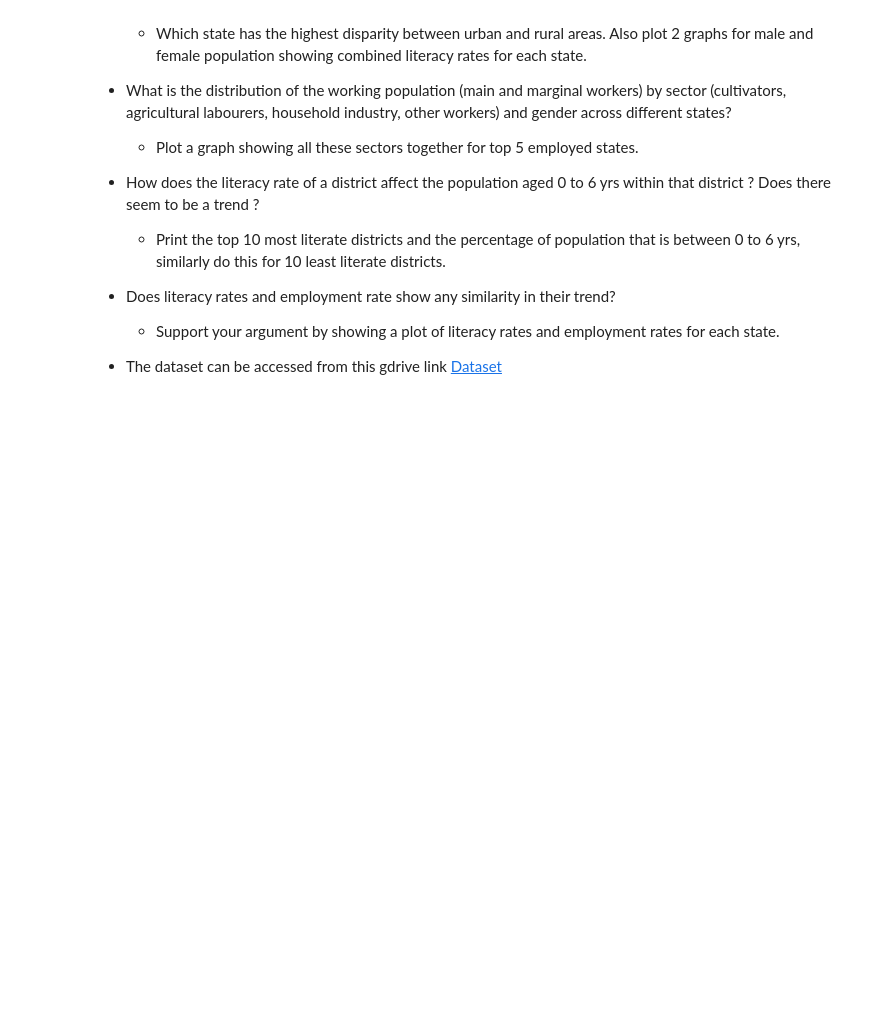
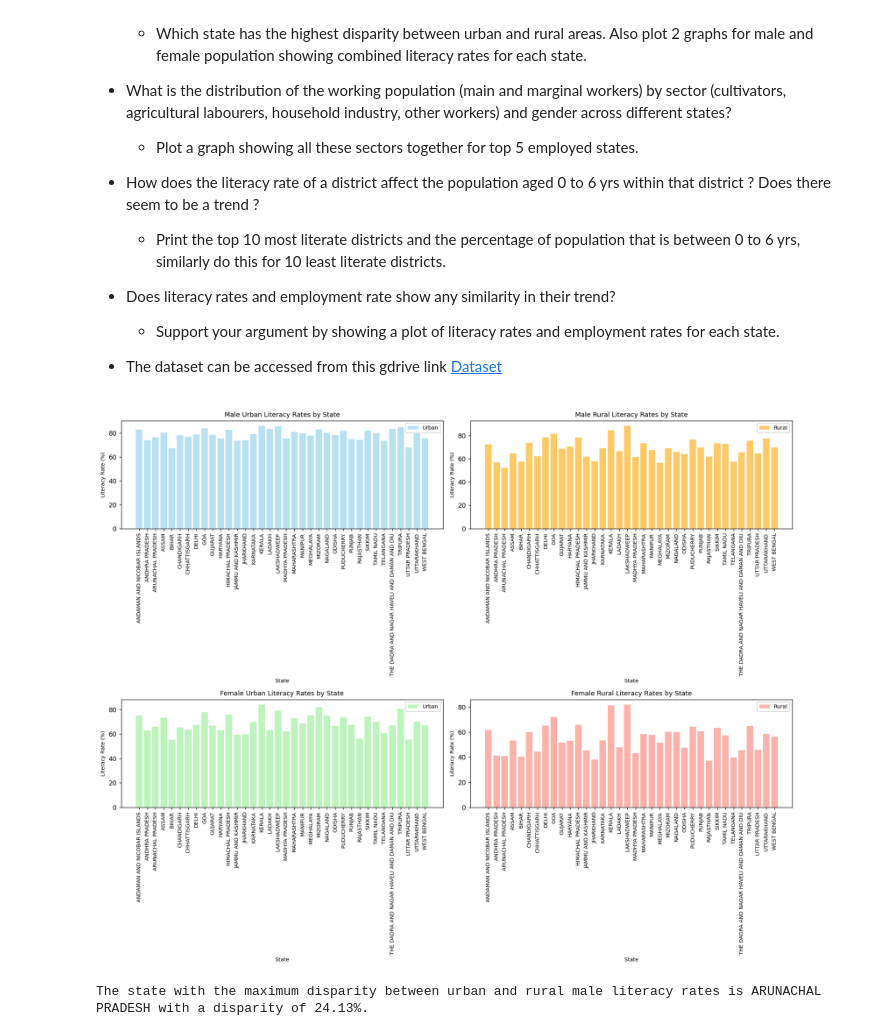
Before and after one commit to preksha-pc/VisualTales-Image-Caption-Generator, a Jupyter notebook: Assignment1.ipynb, the cells around one changed output. Saved outputs shown, nothing was run; the diff lists cells and outputs as text; code cells hidden in the pictures; blank space fills up the shorter version.

```diff
--- a/Assignment1.ipynb
+++ b/Assignment1.ipynb
@@ -303,3 +350,78 @@ import pandas as pd
 from matplotlib import pyplot as plt
 # %%
 data = pd.read_csv('NDAP_REPORT_6000.csv')
+# %%
+# Literacy rates
+data['Total Literacy Rate'] = data['Literate population '] / data['Population'] * 100
+data['Male Literacy Rate'] = data['Male literate population'] / data['Male population'] * 100
+data['Female Literacy Rate'] = data['Female literate population '] / data['Female population'] * 100
+
+# Group by state and urban/rural
+grouped = data.groupby(['State', 'Rural or Urban']).agg({
+    'Total Literacy Rate': 'mean',
+    'Male Literacy Rate': 'mean',
+    'Female Literacy Rate': 'mean'
+}).reset_index()
+
+# Separate urban and rural data
+urban = grouped[grouped['Rural or Urban'] == 'Urban']
+rural = grouped[grouped['Rural or Urban'] == 'Rural']
+
+merged = pd.merge(urban, rural, on='State', suffixes=('_Urban', '_Rural'))
+# %%
+# Set up figure and subplots
+plt.figure(figsize=(15, 12), dpi=130)
+
+# Plot for male urban literacy rates
+plt.subplot(2, 2, 1)
+plt.bar(merged['State'], merged['Male Literacy Rate_Urban'], label='Urban', color='skyblue', alpha=0.6)
+plt.title('Male Urban Literacy Rates by State', fontsize=10)
+plt.xlabel('State', fontsize=8)
+plt.ylabel('Literacy Rate (%)', fontsize=8)
+plt.xticks(rotation=90, fontsize=8)
+plt.legend(fontsize=8)
+
+# Plot for male rural literacy rates
+plt.subplot(2, 2, 2)
+plt.bar(merged['State'], merged['Male Literacy Rate_Rural'], label='Rural', color='orange', alpha=0.6)
+plt.title('Male Rural Literacy Rates by State', fontsize=10)
+plt.xlabel('State', fontsize=8)
+plt.ylabel('Literacy Rate (%)', fontsize=8)
+plt.xticks(rotation=90, fontsize=8)
+plt.legend(fontsize=8)
+
+# Plot for female urban literacy rates
+plt.subplot(2, 2, 3)
+plt.bar(merged['State'], merged['Female Literacy Rate_Urban'], label='Urban', color='lightgreen', alpha=0.6)
+plt.title('Female Urban Literacy Rates by State', fontsize=10)
+plt.xlabel('State', fontsize=8)
+plt.ylabel('Literacy Rate (%)', fontsize=8)
+plt.xticks(rotation=90, fontsize=8)
+plt.legend(fontsize=8)
+
+# Plot for female rural literacy rates
+plt.subplot(2, 2, 4)
+plt.bar(merged['State'], merged['Female Literacy Rate_Rural'], label='Rural', color='salmon', alpha=0.6)
+plt.title('Female Rural Literacy Rates by State', fontsize=10)
+plt.xlabel('State', fontsize=8)
+plt.ylabel('Literacy Rate (%)', fontsize=8)
+plt.xticks(rotation=90, fontsize=8)
+plt.legend(fontsize=8)
+
+plt.subplots_adjust(bottom=0.1, hspace=0.5)  # Adjusting the bottom spacing
+
+plt.tight_layout()
+plt.show()
+# %% [output]
+[figure, added]
+# %%
+# Calculate disparity for each state
+merged['Disparity'] = merged['Male Literacy Rate_Urban'] - merged['Male Literacy Rate_Rural']
+
+# Find the state with maximum disparity
+max_disparity_state = merged.loc[merged['Disparity'].idxmax(), 'State']
+max_disparity_value = merged['Disparity'].max()
+
+print(f"The state with the maximum disparity between urban and rural male literacy rates is {max_disparity_state} with a disparity of {max_disparity_value:.2f}%.")
+# %% [output]
+The state with the maximum disparity between urban and rural male literacy rates is ARUNACHAL PRADESH with a disparity of 24.13%.
```
Also changed, not shown: parts of 9 cells of this notebook.
